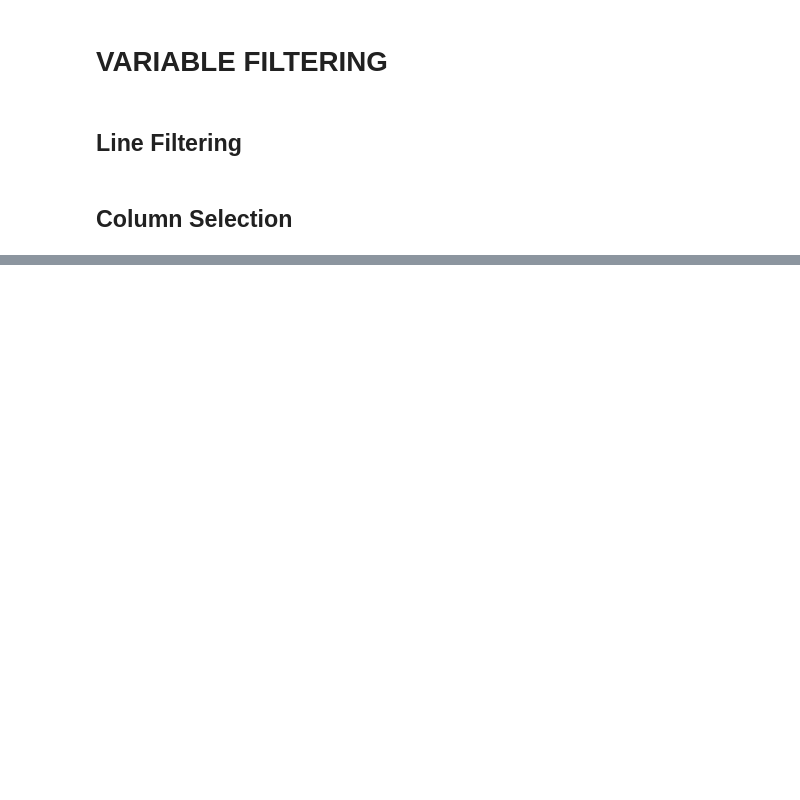
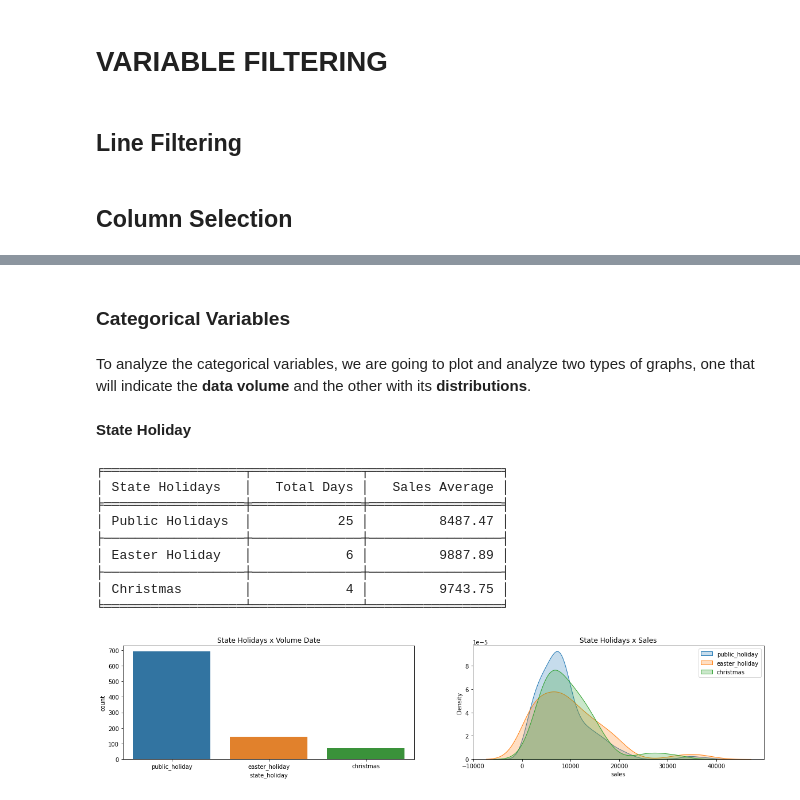
Before and after one commit to lbVictor/Sales_Prediction, a Jupyter notebook: notebooks/store_sales_prediction_cycle01.ipynb, the cells around one changed output, grey strips where cells are left out. Drawn from its saved outputs; the diff is of its cells as text; code cells hidden in the pictures; blank space fills up the shorter version.

```diff
--- a/notebooks/store_sales_prediction_cycle01.ipynb
+++ b/notebooks/store_sales_prediction_cycle01.ipynb
@@ -438,0 +506,36 @@ df3 = df3.drop(cols_drop, axis=1)
+# %% [markdown]
+### **Categorical Variables**
+# %% [markdown]
+To analyze the categorical variables, we are going to plot and analyze two types of graphs, one that will indicate the **data volume** and the other with its **distributions**.
+# %% [markdown]
+**State Holiday**
+# %%
+# create a table with state holidays, total days and average sales
+tab = [['State Holidays', 'Total Days', 'Sales Average'],
+       ['Public Holidays', df4[df4['state_holiday'] == 'public_holiday']['date'].unique().shape[0], df4[df4['state_holiday'] == 'public_holiday']['sales'].mean()],
+       ['Easter Holiday', df4[df4['state_holiday'] == 'easter_holiday']['date'].unique().shape[0], df4[df4['state_holiday'] == 'easter_holiday']['sales'].mean()],
+       ['Christmas', df4[df4['state_holiday'] == 'christmas']['date'].unique().shape[0], df4[df4['state_holiday'] == 'christmas']['sales'].mean()]]
+
+print(tabulate(tab, headers='firstrow', tablefmt='fancy_grid'))
+
+# plot the volume of days for each state holiday
+plt.subplot(2, 2, 1)
+sns.countplot(x= df4[df4['state_holiday'] != 'regular_day']['state_holiday']).set_title('State Holidays x Volume Date');
+
+# plot the distribution of each state holiday against sales
+plt.subplot(2, 2, 2)
+sns.kdeplot(df4[df4['state_holiday'] == 'public_holiday']['sales'], shade=True).set_title('State Holidays x Sales') ;
+sns.kdeplot(df4[df4['state_holiday'] == 'easter_holiday']['sales'], shade=True);
+sns.kdeplot(df4[df4['state_holiday'] == 'christmas']['sales'], shade=True);
+plt.legend(['public_holiday', 'easter_holiday', 'christmas']);
+# %% [output]
+╒══════════════════╤══════════════╤═════════════════╕
+│ State Holidays   │   Total Days │   Sales Average │
+╞══════════════════╪══════════════╪═════════════════╡
+│ Public Holidays  │           25 │         8487.47 │
+├──────────────────┼──────────────┼─────────────────┤
+│ Easter Holiday   │            6 │         9887.89 │
+├──────────────────┼──────────────┼─────────────────┤
+│ Christmas        │            4 │         9743.75 │
+╘══════════════════╧══════════════╧═════════════════╛
+[figure, added]
```
Also changed, not shown: parts of 64 cells of this notebook.
